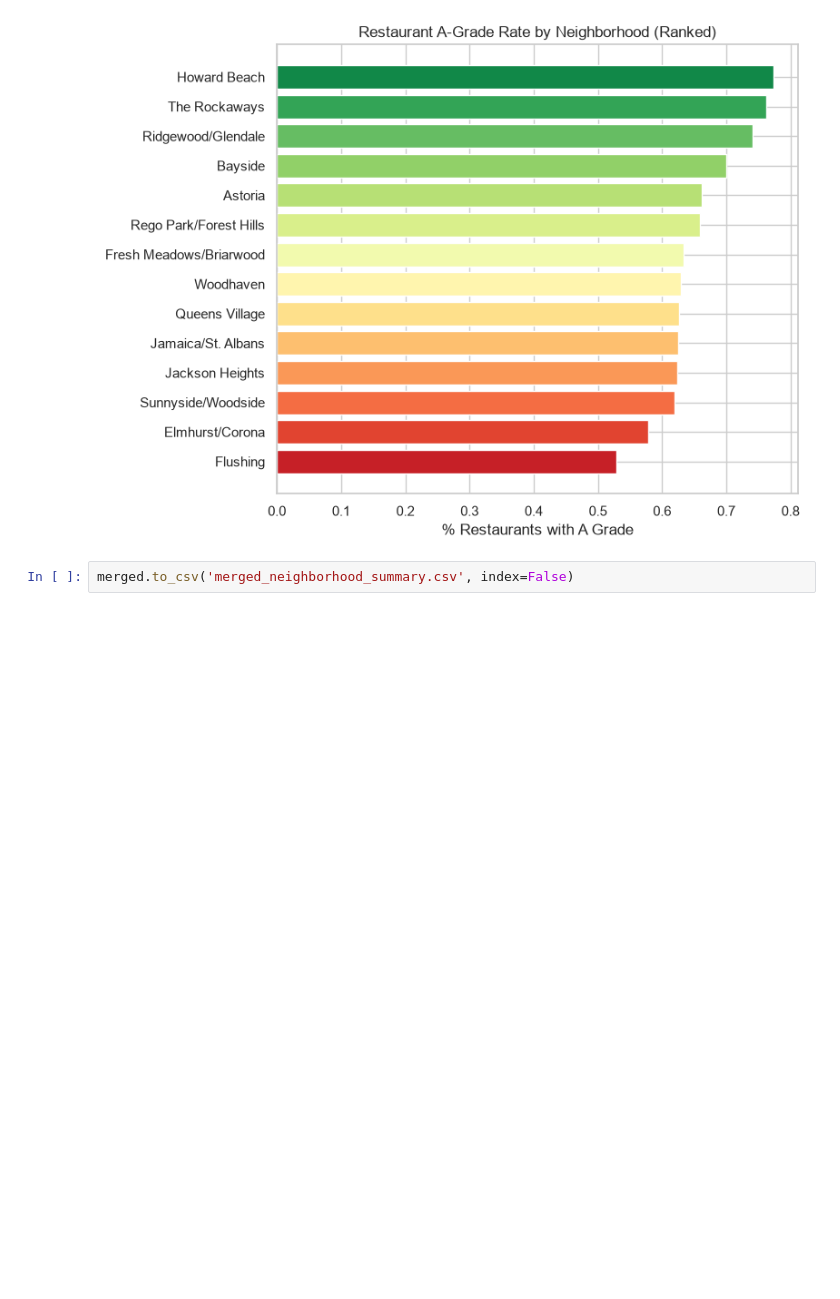
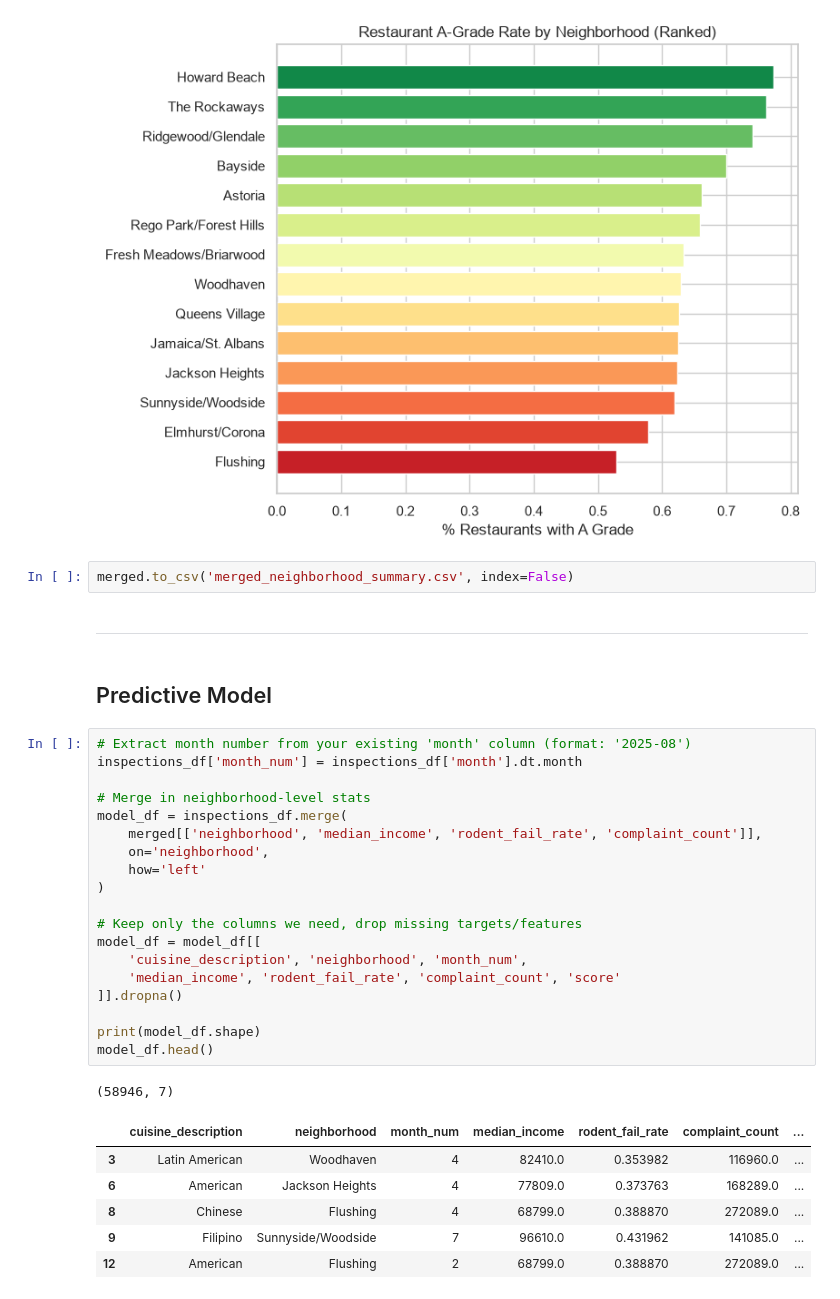
Before and after one commit to ac11599/nyc-restaurant-inspections, a Jupyter notebook: NYC-restaurant-inspections.ipynb, the cells around one changed output. Cells and saved outputs as stored; diff of their text form; blank space fills up the shorter version.

Commit message:
model training and testing

```diff
--- a/NYC-restaurant-inspections.ipynb
+++ b/NYC-restaurant-inspections.ipynb
@@ -835,3 +837,34 @@ plt.show()
 [figure]
 # %%
 merged.to_csv('merged_neighborhood_summary.csv', index=False)
+# %% [markdown]
+---
+# %% [markdown]
+## Predictive Model
+# %%
+# Extract month number from your existing 'month' column (format: '2025-08')
+inspections_df['month_num'] = inspections_df['month'].dt.month
+
+# Merge in neighborhood-level stats
+model_df = inspections_df.merge(
+    merged[['neighborhood', 'median_income', 'rodent_fail_rate', 'complaint_count']],
+    on='neighborhood',
+    how='left'
+)
+
+# Keep only the columns we need, drop missing targets/features
+model_df = model_df[[
+    'cuisine_description', 'neighborhood', 'month_num',
+    'median_income', 'rodent_fail_rate', 'complaint_count', 'score'
+]].dropna()
+
+print(model_df.shape)
+model_df.head()
+# %% [output]
+(58946, 7)
+|  | cuisine_description | neighborhood | month_num | median_income | rodent_fail_rate | complaint_count | ... |
+| 3 | Latin American | Woodhaven | 4 | 82410.0 | 0.353982 | 116960.0 | ... |
+| 6 | American | Jackson Heights | 4 | 77809.0 | 0.373763 | 168289.0 | ... |
+| 8 | Chinese | Flushing | 4 | 68799.0 | 0.388870 | 272089.0 | ... |
+| 9 | Filipino | Sunnyside/Woodside | 7 | 96610.0 | 0.431962 | 141085.0 | ... |
+| 12 | American | Flushing | 2 | 68799.0 | 0.388870 | 272089.0 | ... |
```
Also changed, not shown: parts of 10 cells of this notebook, 4 other files.
